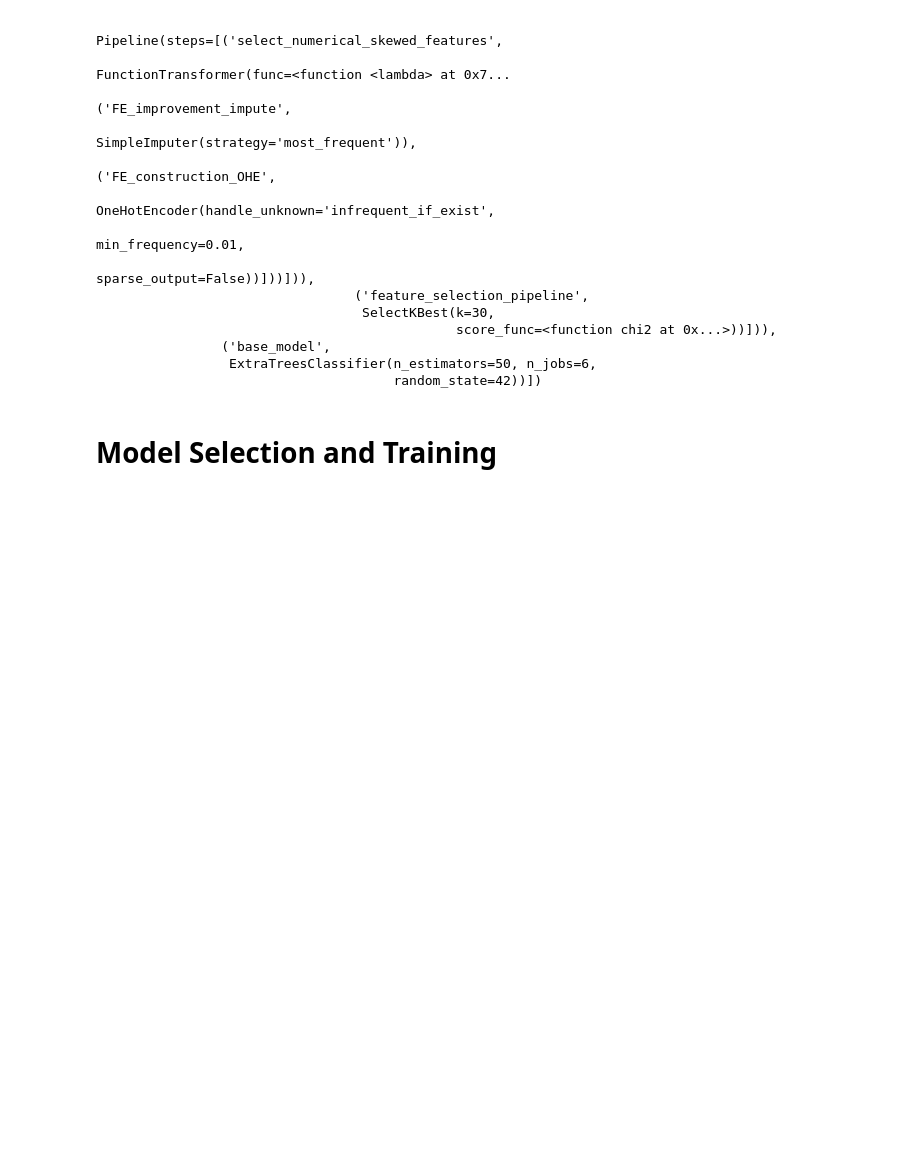
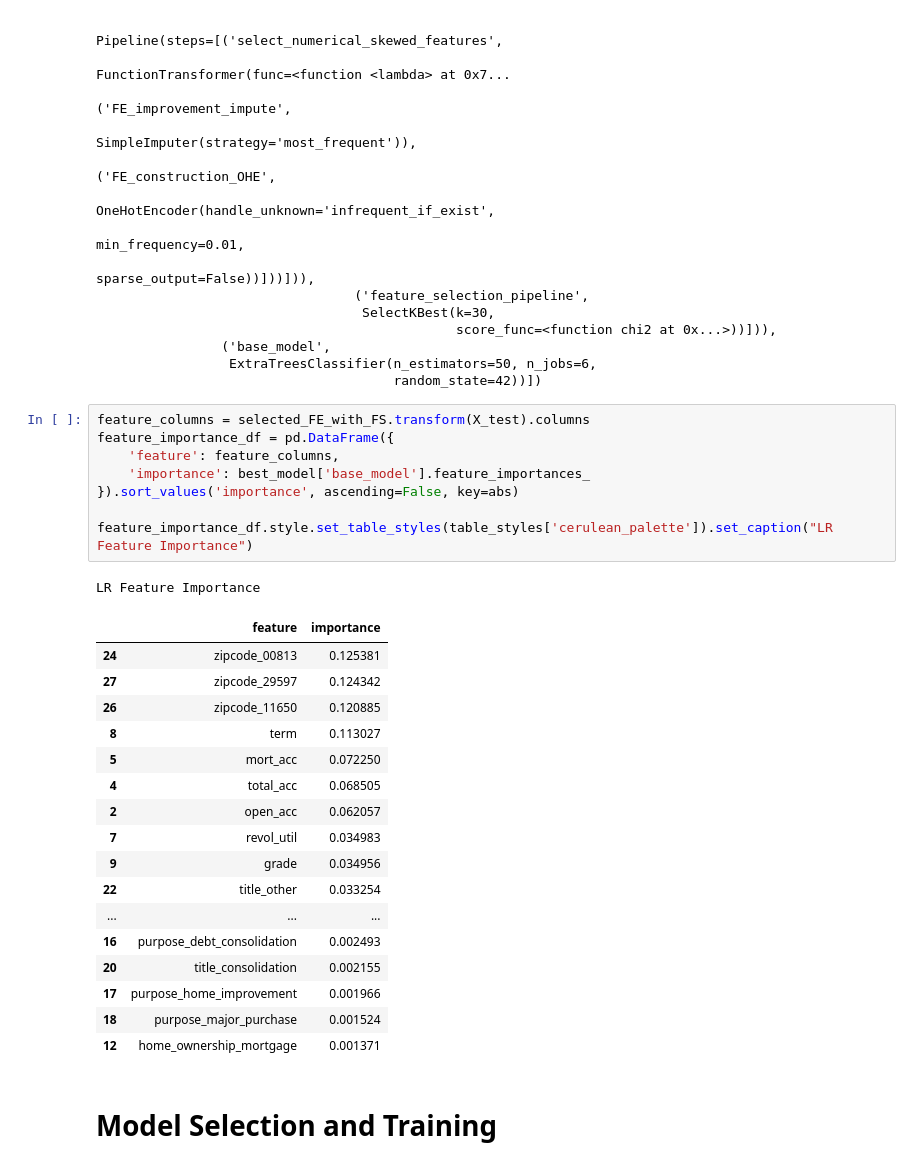
Before and after one commit to jyothisable/Credit-Default-Risk-Prediction-Model, a Jupyter notebook: model_prototyping.ipynb, the cells around one changed output. Saved outputs shown, nothing was run; the diff lists cells and outputs as text; blank space fills up the shorter version.

```diff
--- a/model_prototyping.ipynb
+++ b/model_prototyping.ipynb
@@ -387,6 +387,33 @@ Pipeline(steps=[('feature_engineering_pipeline',
                 ('base_model',
                  ExtraTreesClassifier(n_estimators=50, n_jobs=6,
                                       random_state=42))])
+# %%
+feature_columns = selected_FE_with_FS.transform(X_test).columns
+feature_importance_df = pd.DataFrame({
+    'feature': feature_columns,
+    'importance': best_model['base_model'].feature_importances_
+}).sort_values('importance', ascending=False, key=abs)
+
+feature_importance_df.style.set_table_styles(table_styles['cerulean_palette']).set_caption("LR Feature Importance")
+# %% [output]
+LR Feature Importance
+|  | feature | importance |
+| 24 | zipcode_00813 | 0.125381 |
+| 27 | zipcode_29597 | 0.124342 |
+| 26 | zipcode_11650 | 0.120885 |
+| 8 | term | 0.113027 |
+| 5 | mort_acc | 0.072250 |
+| 4 | total_acc | 0.068505 |
+| 2 | open_acc | 0.062057 |
+| 7 | revol_util | 0.034983 |
+| 9 | grade | 0.034956 |
+| 22 | title_other | 0.033254 |
+| ... | ... | ... |
+| 16 | purpose_debt_consolidation | 0.002493 |
+| 20 | title_consolidation | 0.002155 |
+| 17 | purpose_home_improvement | 0.001966 |
+| 18 | purpose_major_purchase | 0.001524 |
+| 12 | home_ownership_mortgage | 0.001371 |
 # %% [markdown]
 # Model Selection and Training
 # %% [markdown]
```
Also changed, not shown: parts of 15 cells of this notebook, 1 other file.
